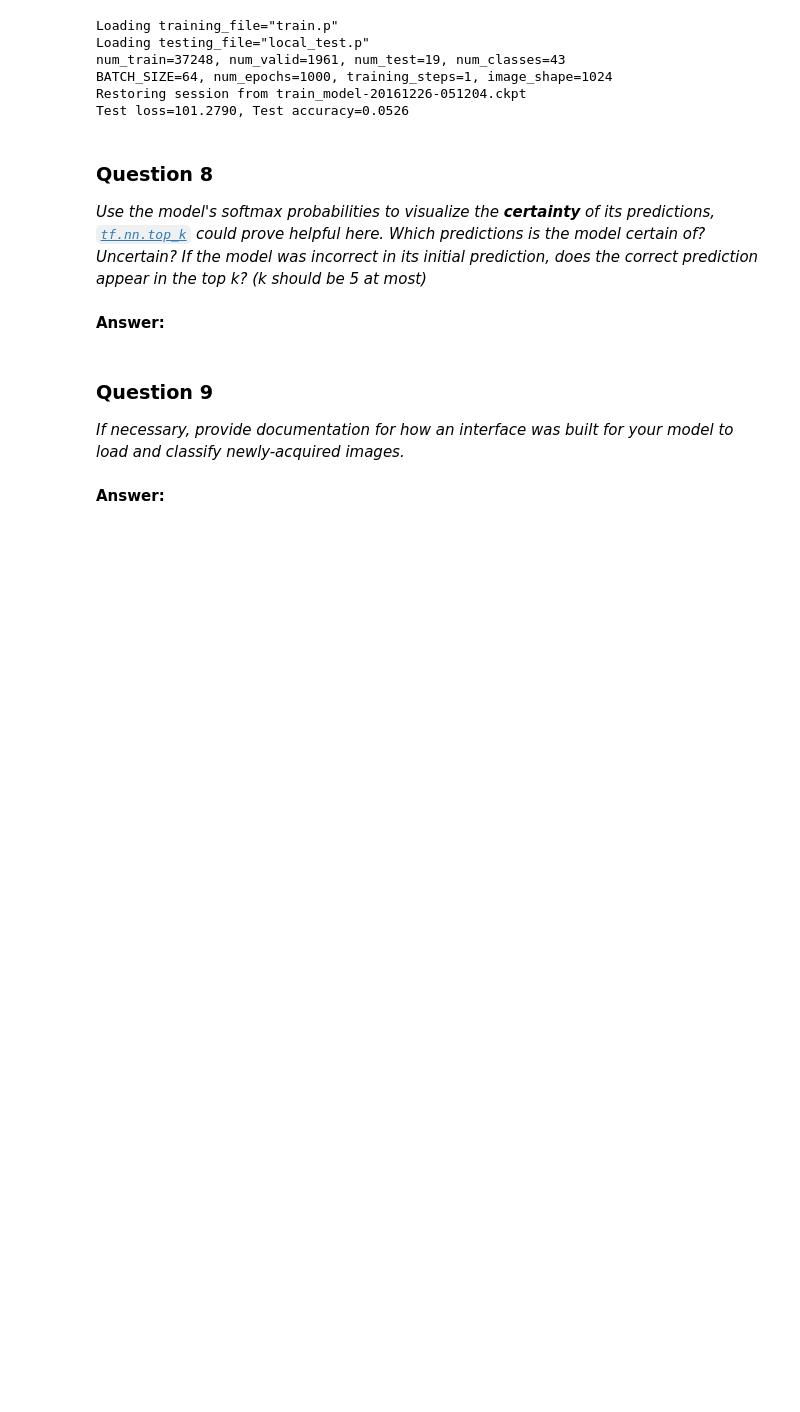
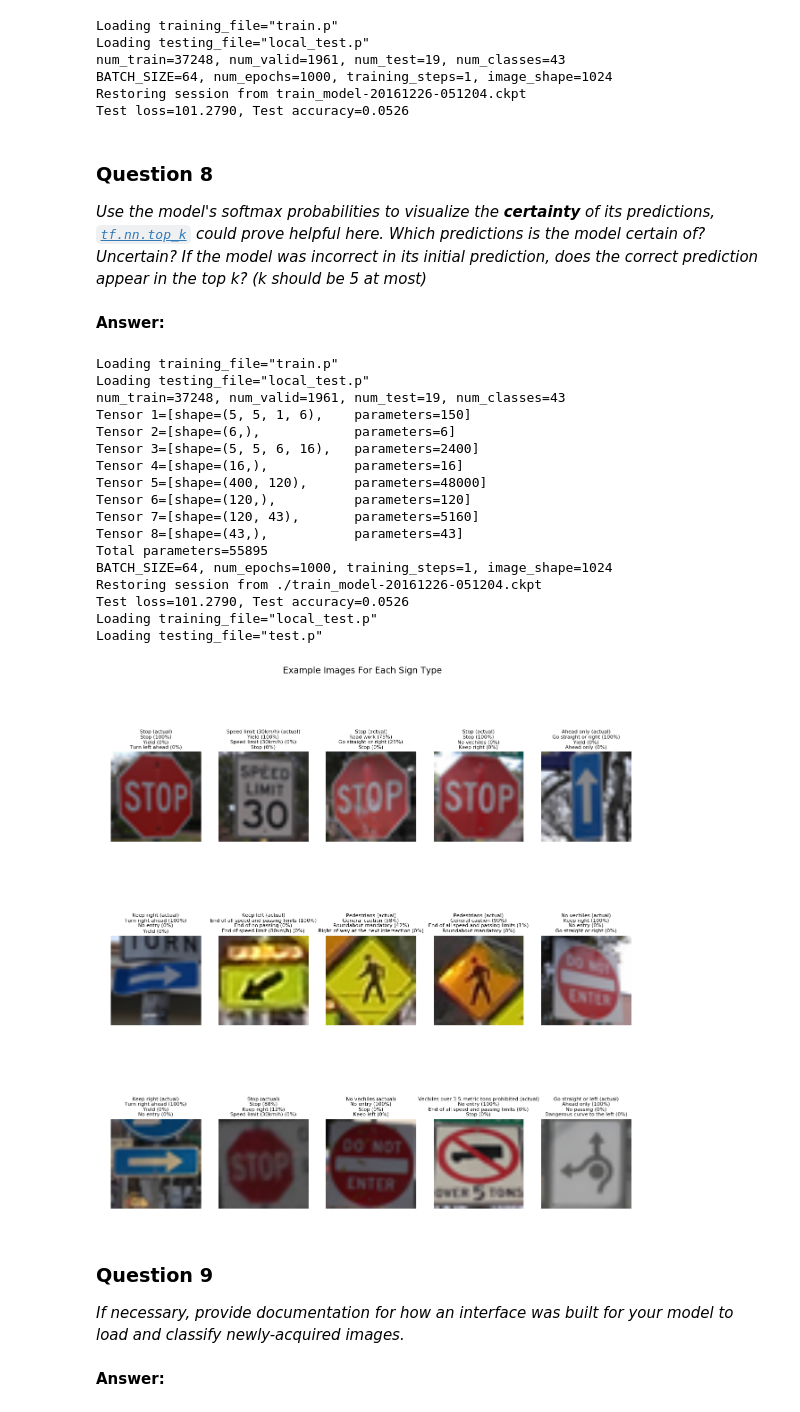
Before and after one commit to justinlee007/traffic-signs, a Jupyter notebook: Traffic_Signs_Recognition-JustinLee.ipynb, the cells around one changed output. Drawn from its saved outputs; the diff is of its cells as text; code cells hidden in the pictures; blank space fills up the shorter version.

Commit message:
added probability plot

```diff
--- a/Traffic_Signs_Recognition-JustinLee.ipynb
+++ b/Traffic_Signs_Recognition-JustinLee.ipynb
@@ -285,6 +285,27 @@ Test loss=101.2790, Test accuracy=0.0526
 *Use the model's softmax probabilities to visualize the **certainty** of its predictions, [`tf.nn.top_k`](https://www.tensorflow.org/versions/r0.11/api_docs/python/nn.html#top_k) could prove helpful here. Which predictions is the model certain of? Uncertain? If the model was incorrect in its initial prediction, does the correct prediction appear in the top k? (k should be 5 at most)*
 # %% [markdown]
 **Answer:**
+# %%
+data_exploration.plot_local_probs()
+# %% [output]
+Loading training_file="train.p"
+Loading testing_file="local_test.p"
+num_train=37248, num_valid=1961, num_test=19, num_classes=43
+Tensor 1=[shape=(5, 5, 1, 6),    parameters=150]
+Tensor 2=[shape=(6,),            parameters=6]
+Tensor 3=[shape=(5, 5, 6, 16),   parameters=2400]
+Tensor 4=[shape=(16,),           parameters=16]
+Tensor 5=[shape=(400, 120),      parameters=48000]
+Tensor 6=[shape=(120,),          parameters=120]
+Tensor 7=[shape=(120, 43),       parameters=5160]
+Tensor 8=[shape=(43,),           parameters=43]
+Total parameters=55895
+BATCH_SIZE=64, num_epochs=1000, training_steps=1, image_shape=1024
+Restoring session from ./train_model-20161226-051204.ckpt
+Test loss=101.2790, Test accuracy=0.0526
+Loading training_file="local_test.p"
+Loading testing_file="test.p"
+[figure, added]
 # %% [markdown]
 ### Question 9
 _If necessary, provide documentation for how an interface was built for your model to load and classify newly-acquired images._
```
Also changed, not shown: 3 other files.
